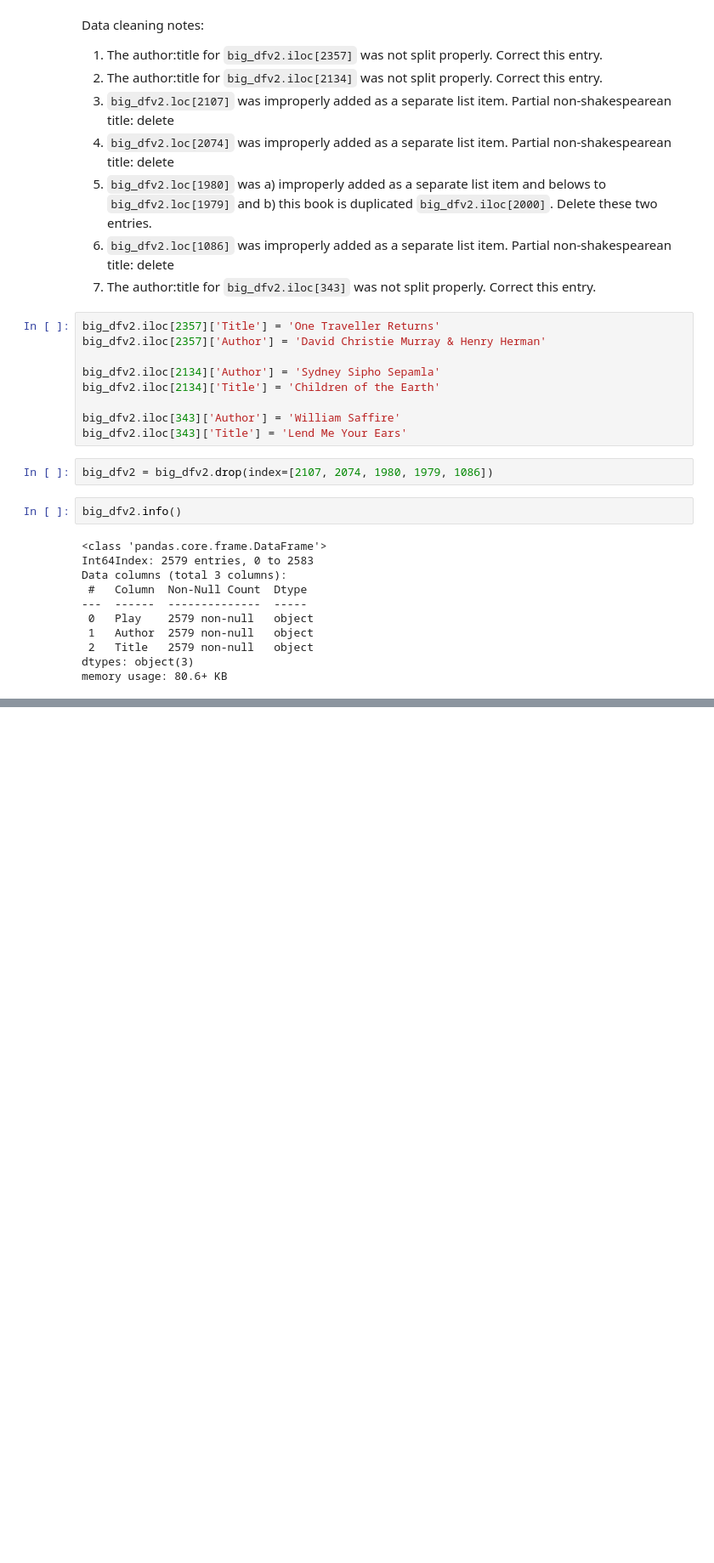
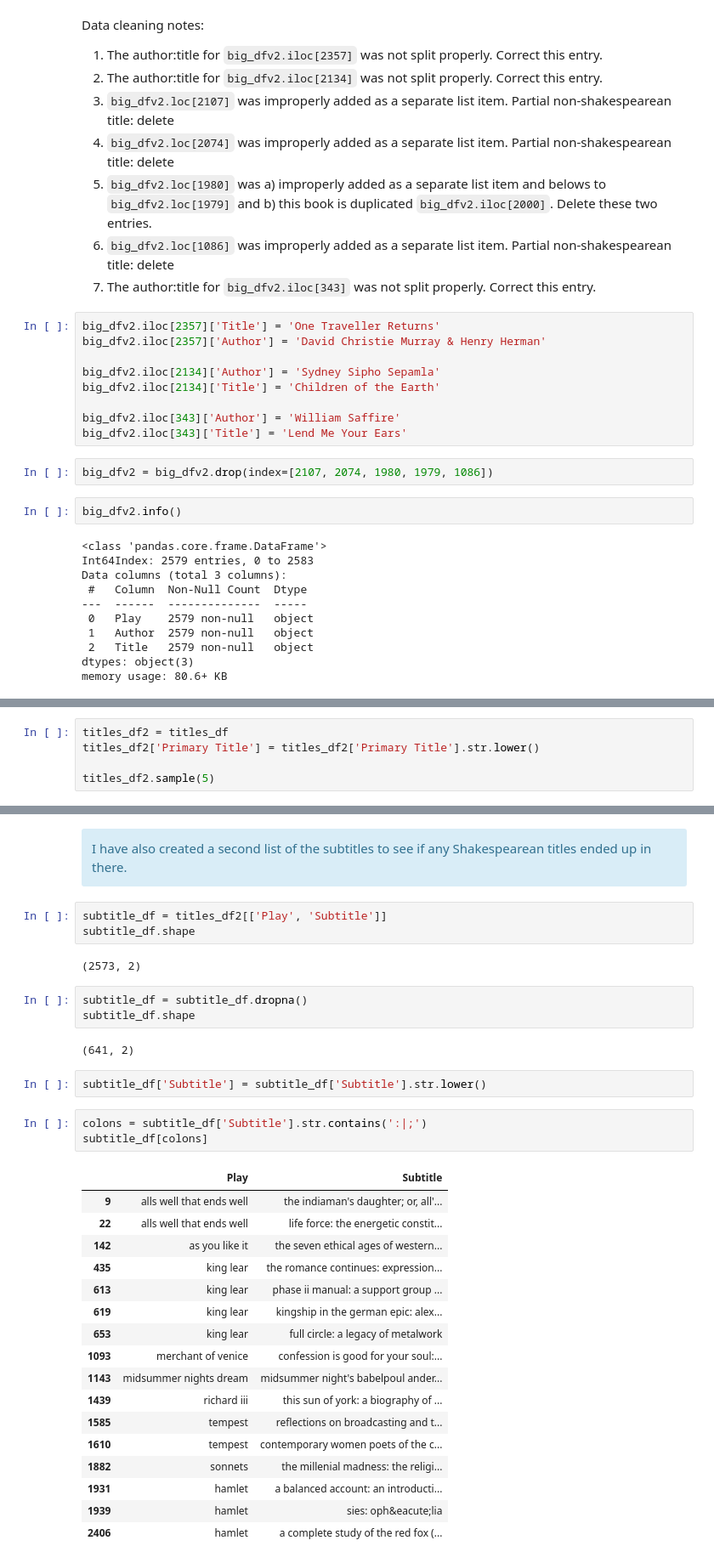
Before and after one commit to leifsmoddir/What-is-in-a-Title, a Jupyter notebook: data_wrangling/Web Scraping.ipynb, the cells around one changed output, grey strips where cells are left out. Shown at 85% size. Drawn from its saved outputs; the diff is of its cells as text; blank space fills up the shorter version.

```diff
--- a/data_wrangling/Web Scraping.ipynb
+++ b/data_wrangling/Web Scraping.ipynb
@@ -180,0 +296,5 @@ memory usage: 80.6+ KB
+# %%
+titles_df2 = titles_df
+titles_df2['Primary Title'] = titles_df2['Primary Title'].str.lower()
+
+titles_df2.sample(5)
@@ -180,0 +423,37 @@ memory usage: 80.6+ KB
+# %% [markdown]
+<div class="alert alert-block alert-info">
+I have also created a second list of the subtitles to see if any Shakespearean titles ended up in there.
+</div>
+# %%
+subtitle_df = titles_df2[['Play', 'Subtitle']]
+subtitle_df.shape
+# %% [output]
+(2573, 2)
+# %%
+subtitle_df = subtitle_df.dropna()
+subtitle_df.shape
+# %% [output]
+(641, 2)
+# %%
+subtitle_df['Subtitle'] = subtitle_df['Subtitle'].str.lower()
+# %%
+colons = subtitle_df['Subtitle'].str.contains(':|;')
+subtitle_df[colons]
+# %% [output]
+|  | Play | Subtitle |
+| 9 | alls well that ends well | the indiaman's daughter; or, all'... |
+| 22 | alls well that ends well | life force: the energetic constit... |
+| 142 | as you like it | the seven ethical ages of western... |
+| 435 | king lear | the romance continues: expression... |
+| 613 | king lear | phase ii manual: a support group ... |
+| 619 | king lear | kingship in the german epic: alex... |
+| 653 | king lear | full circle: a legacy of metalwork |
+| 1093 | merchant of venice | confession is good for your soul:... |
+| 1143 | midsummer nights dream | midsummer night's babelpoul ander... |
+| 1439 | richard iii | this sun of york: a biography of ... |
+| 1585 | tempest | reflections on broadcasting and t... |
+| 1610 | tempest | contemporary women poets of the c... |
+| 1882 | sonnets | the millenial madness: the religi... |
+| 1931 | hamlet | a balanced account: an introducti... |
+| 1939 | hamlet | sies: oph&eacute;lia |
+| 2406 | hamlet | a complete study of the red fox (... |
```
Also changed, not shown: parts of 40 cells of this notebook.
